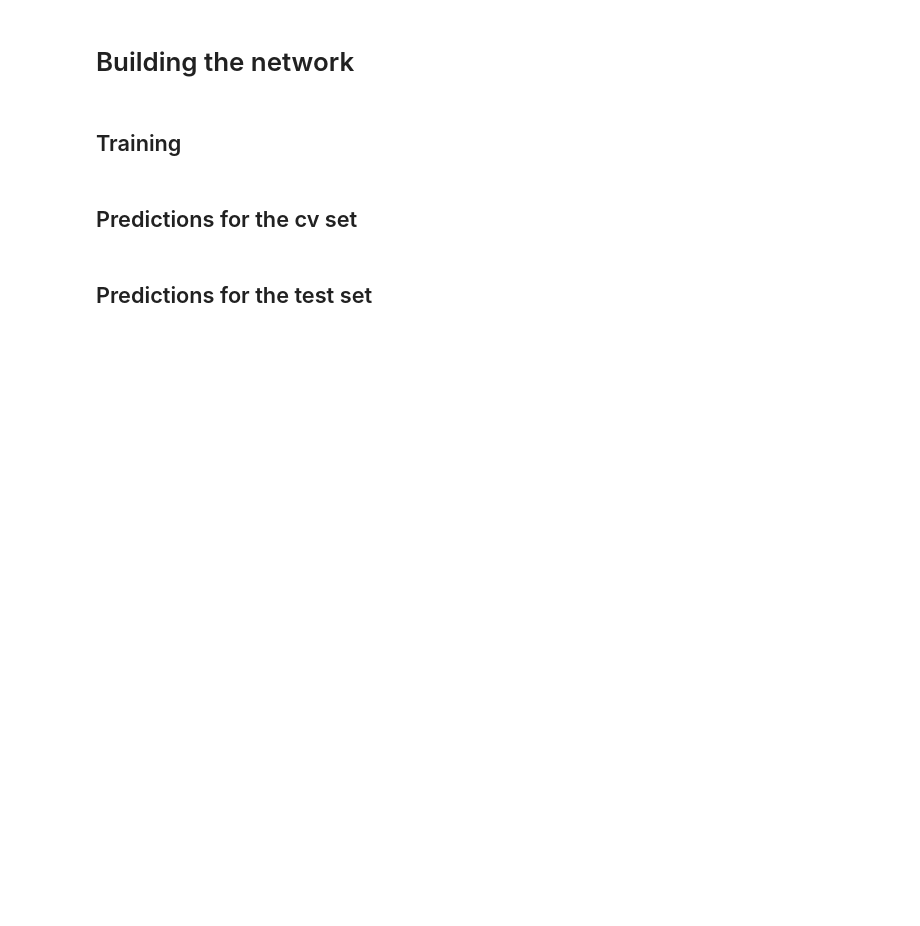
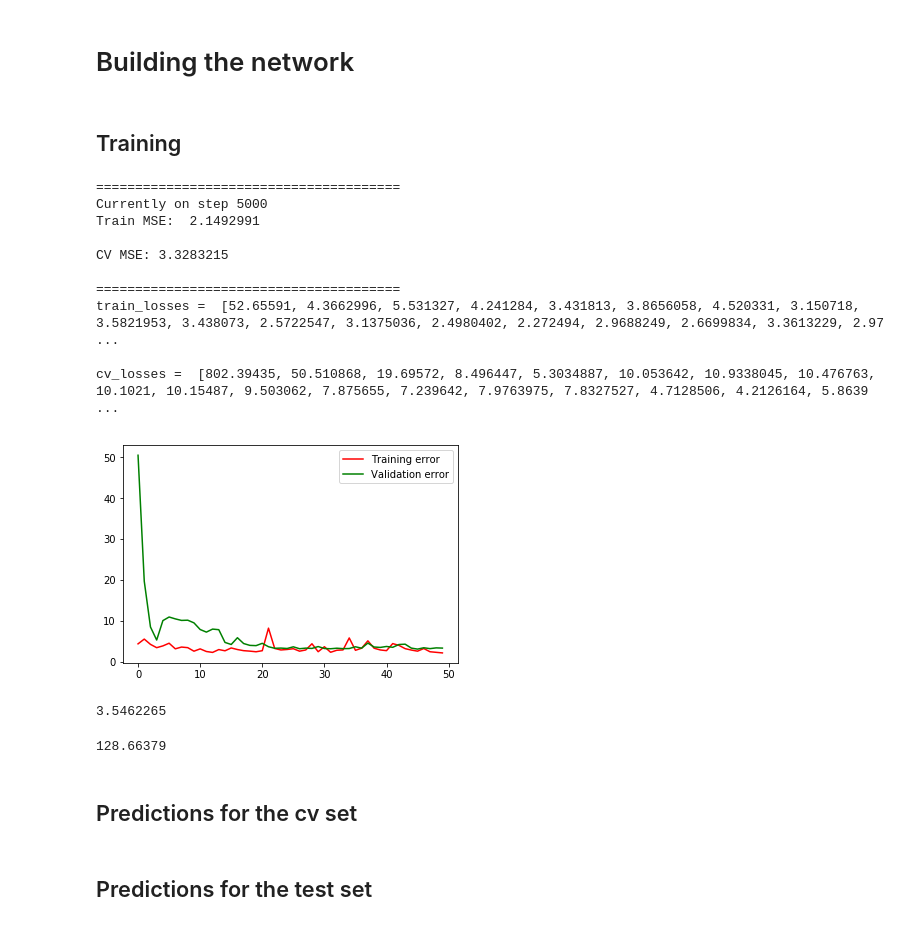
Before and after one commit to sgmig/ml_projects, a Jupyter notebook: kaggle/facial-keypoints-detection/facial_keypoints_CNN.ipynb, the cells around one changed output. Saved outputs shown, nothing was run; the diff lists cells and outputs as text; code cells hidden in the pictures; blank space fills up the shorter version.

```diff
--- a/kaggle/facial-keypoints-detection/facial_keypoints_CNN.ipynb
+++ b/kaggle/facial-keypoints-detection/facial_keypoints_CNN.ipynb
@@ -270,8 +267,12 @@ with tf.variable_scope('Loss'):
     masked_loss = tf.reduce_mean(tf.square(
         tf.boolean_mask(keypoints_pred - keypoints_true, tf.is_finite(keypoints_true) ) ) )
 
-optimizer = tf.train.AdamOptimizer(learning_rate=lr)
-train = optimizer.minimize(masked_loss)
+update_ops = tf.get_collection(tf.GraphKeys.UPDATE_OPS)
+with tf.control_dependencies(update_ops):
+
+        optimizer = tf.train.AdamOptimizer(learning_rate=lr)
+
+        train = optimizer.minimize(masked_loss)
 # %%
 # INITIALIZER
 
@@ -283,7 +284,7 @@ counter = 0
 # %% [markdown]
 ## Training
 # %%
-num_steps = 50000
+num_steps = 5000
 
 fig = plt.figure()
 ax = fig.add_subplot(1, 1, 1)
@@ -296,25 +297,21 @@ with tf.Session() as sess:
     train_losses = []
     cv_losses = []
 
-    # Uncomment for Batch Normalization
-    #update_ops = tf.get_collection(tf.GraphKeys.UPDATE_OPS)
-
-
 
     for iteration in range(num_steps+1):
 
         x_batch, keypoints_batch = next_batch(x_train, keypoints_train, 32)
 
-        # with tf.control_dependencies(update_ops):
+
         # Uncomment for BN
         _ , train_loss= sess.run([train, masked_loss],
                              feed_dict={x: x_batch, keypoints_true: keypoints_batch,
-                                        lr:0.001, drop_rate:0.4})
+                                        lr:0.01, training:True})
 
         if iteration%100 == 0:
 
             cv_loss = sess.run(masked_loss, feed_dict={x:x_cv,keypoints_true:keypoints_cv,
-                                                      drop_rate:0})
+                                                       training:False})
 
             train_losses.append(np.sqrt(train_loss))
             cv_losses.append(np.sqrt(cv_loss))
@@ -328,33 +325,45 @@ with tf.Session() as sess:
             ax.cla()
             ax.plot(train_losses[1:], 'r', label = 'Training error')
             ax.plot(cv_losses[1:], 'g', label = 'Validation error')
             ax.legend()
             display(fig)
 
             print('=======================================')
             print('train_losses = ', train_losses, '\n')
             print('cv_losses = ', cv_losses)
 
             clear_output(wait = True)
 
     # printing final results
 
     print('=======================================')
     print('Currently on step {}'.format(iteration))
-    print('Train MSE: ', train_loss, '\n')
-    print('CV MSE:', cv_loss, '\n')
+    print('Train MSE: ', train_losses[-1], '\n')
+    print('CV MSE:',  cv_losses[-1], '\n')
 
     ax.cla()
     ax.plot(train_losses[1:], 'r', label = 'Training error')
     ax.plot(cv_losses[1:], 'g', label = 'Validation error')
     ax.legend()
 
 
     print('=======================================')
     print('train_losses = ', train_losses, '\n')
     print('cv_losses = ', cv_losses)
 
-    saver.save(sess, "./saved_models/keypoints_3_lay_cnn_" + str(counter) )
+    #saver.save(sess, "./saved_models/keypoints_cnn_" + str(counter) )
     #saver.save(sess, "./saved_models/keypoints_3_lay_cnn_1"  )
     #counter +=1
     #print(counter)
+# %% [output]
+=======================================
+Currently on step 5000
+Train MSE:  2.1492991
+
+CV MSE: 3.3283215
+
+=======================================
+train_losses =  [52.65591, 4.3662996, 5.531327, 4.241284, 3.431813, 3.8656058, 4.520331, 3.150718, 3.5821953, 3.438073, 2.5722547, 3.1375036, 2.4980402, 2.272494, 2.9688249, 2.6699834, 3.3613229, 2.97 ...
+
+cv_losses =  [802.39435, 50.510868, 19.69572, 8.496447, 5.3034887, 10.053642, 10.9338045, 10.476763, 10.1021, 10.15487, 9.503062, 7.875655, 7.239642, 7.9763975, 7.8327527, 4.7128506, 4.2126164, 5.8639 ...
+[figure, added]
@@ -361,5 +372,11 @@ with tf.Session() as sess:
 # %%
-np.mean(cv_losses[-5:])
+np.mean(cv_losses[-10:])
+# %% [output]
+3.5462265
+# %%
+np.min(cv_losses)
+# %% [output]
+128.66379
 # %% [markdown]
 ## Predictions for the cv set
 # %%
```
Also changed, not shown: parts of 7 cells of this notebook.
